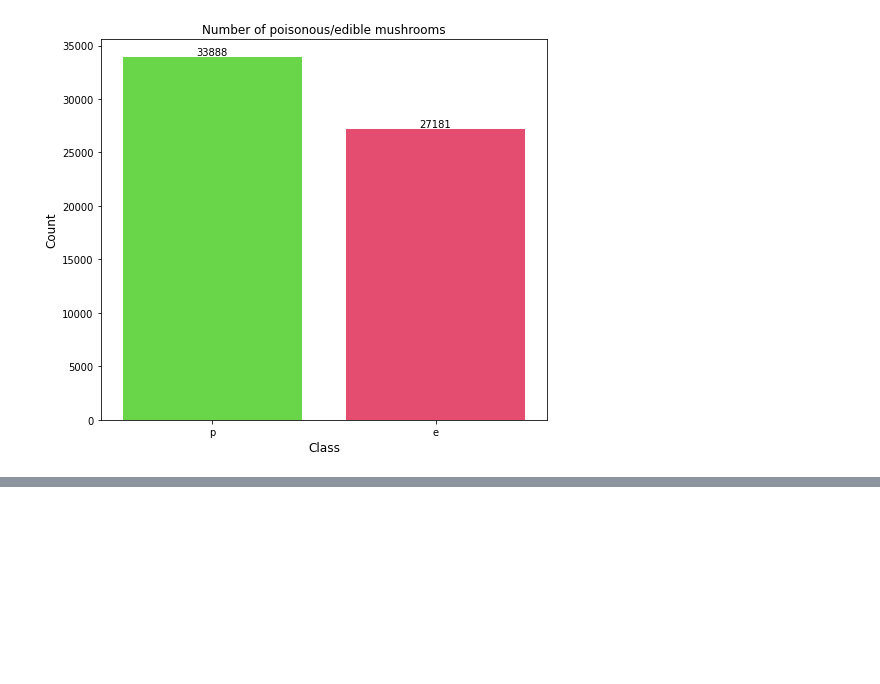
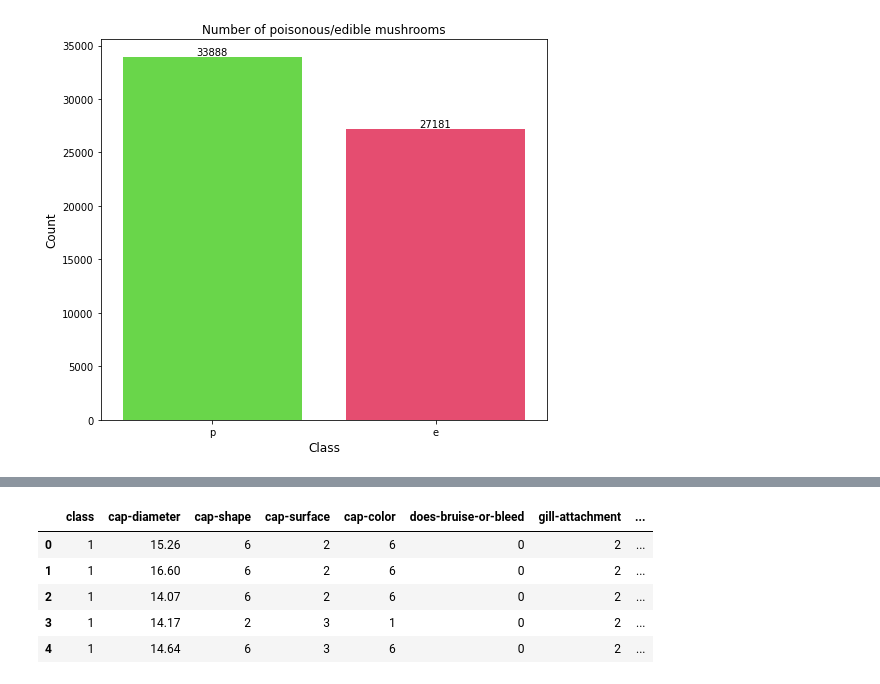
Before and after one commit to danilo-dellorco/ml-project, a Jupyter notebook: mushroom-classification.ipynb, the cells around one changed output, grey strips where cells are left out. Saved outputs shown, nothing was run; the diff lists cells and outputs as text; code cells hidden in the pictures; blank space fills up the shorter version.

```diff
--- a/mushroom-classification.ipynb
+++ b/mushroom-classification.ipynb
@@ -52,0 +139,10 @@ plt.show()
+# %%
+data = data.drop(columns='veil-type')
+data.head()
+# %% [output]
+|  | class | cap-diameter | cap-shape | cap-surface | cap-color | does-bruise-or-bleed | gill-attachment | ... |
+| 0 | 1 | 15.26 | 6 | 2 | 6 | 0 | 2 | ... |
+| 1 | 1 | 16.60 | 6 | 2 | 6 | 0 | 2 | ... |
+| 2 | 1 | 14.07 | 6 | 2 | 6 | 0 | 2 | ... |
+| 3 | 1 | 14.17 | 2 | 3 | 1 | 0 | 2 | ... |
+| 4 | 1 | 14.64 | 6 | 3 | 6 | 0 | 2 | ... |
```
Also changed, not shown: parts of 13 cells of this notebook.
